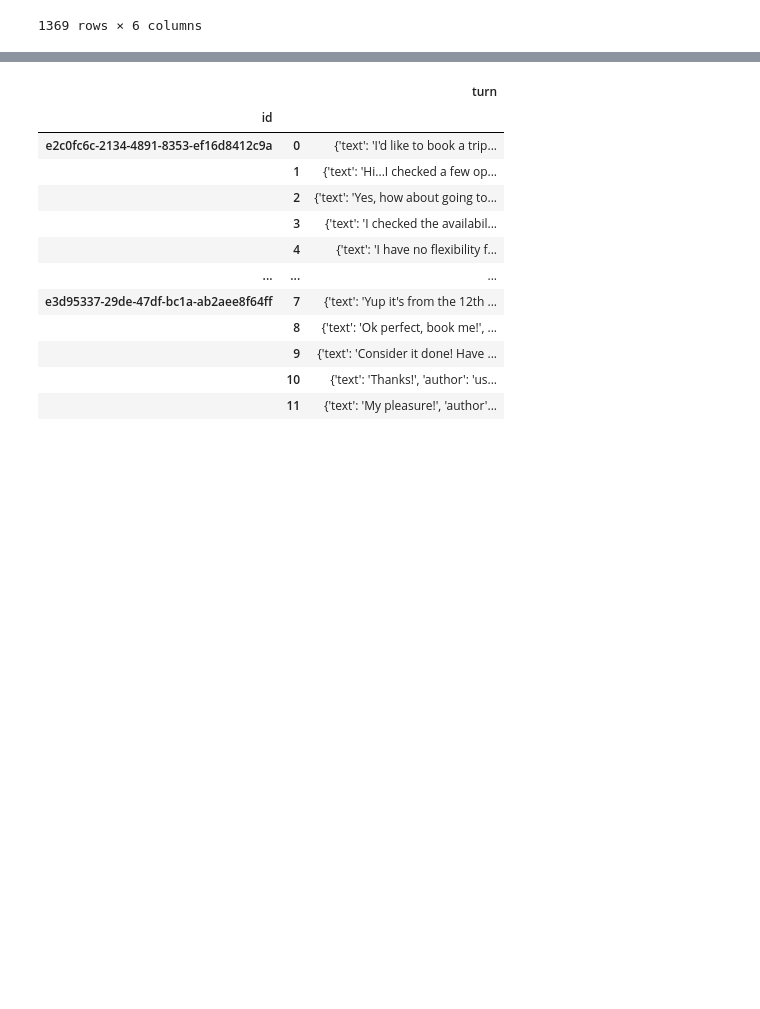
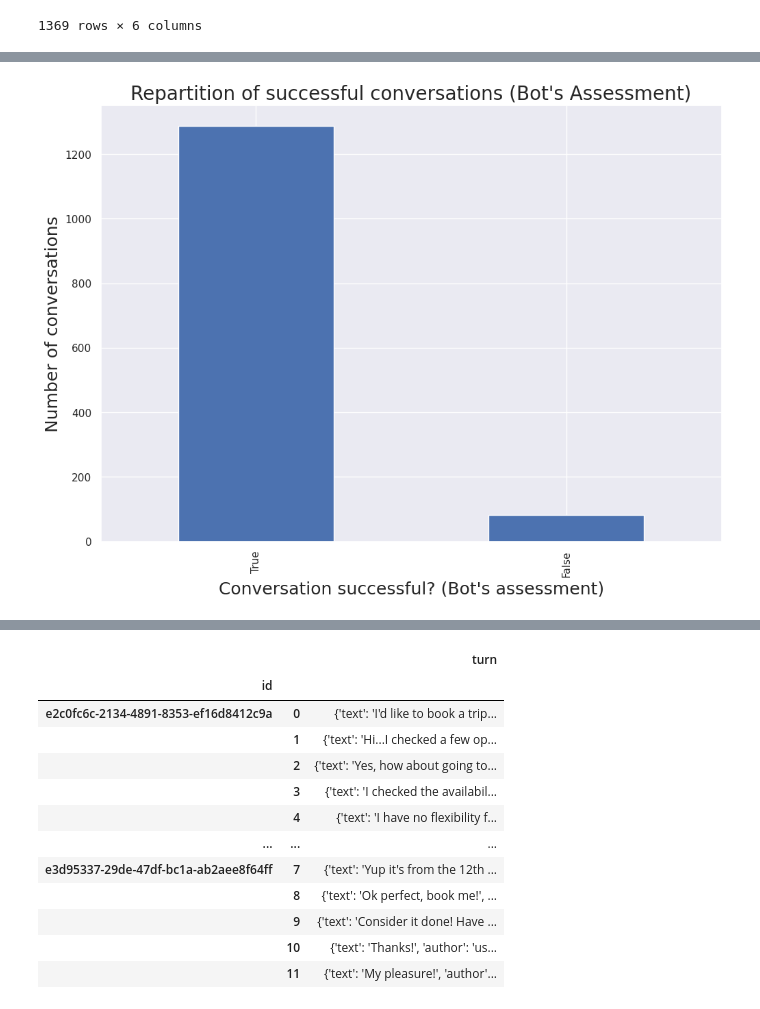
Before and after one commit to octave-ati/Designing-a-responsive-Flight-Booking-Chatbot, a Jupyter notebook: P10_notebook.ipynb, the cells around one changed output, grey strips where cells are left out. Drawn from its saved outputs; the diff is of its cells as text; code cells hidden in the pictures; blank space fills up the shorter version.

```diff
--- a/P10_notebook.ipynb
+++ b/P10_notebook.ipynb
@@ -51,3 +64,12 @@ df
+# %%
+_df = df[['wizardSurveyTaskSuccessful']].apply(pd.value_counts)
+_df.plot.bar(legend=False)
+plt.title("Repartition of successful conversations (Bot's Assessment)")
+plt.xlabel("Conversation successful? (Bot's assessment)")
+plt.ylabel("Number of conversations")
+plt.show()
+# %% [output]
+[figure, added]
 # %%
 good_labels = df.loc[(df.userSurveyRating > 2) & (df.wizardSurveyTaskSuccessful==True)]
 
```
Also changed, not shown: parts of 25 cells of this notebook, 11 other files.
